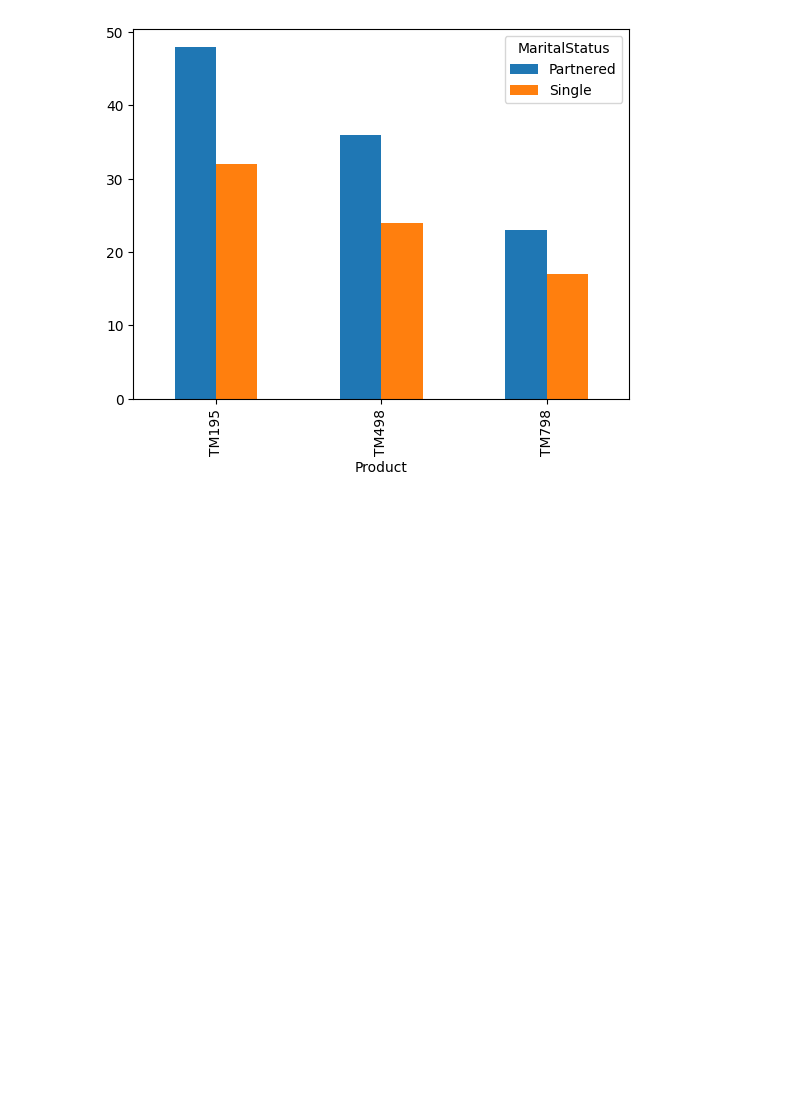
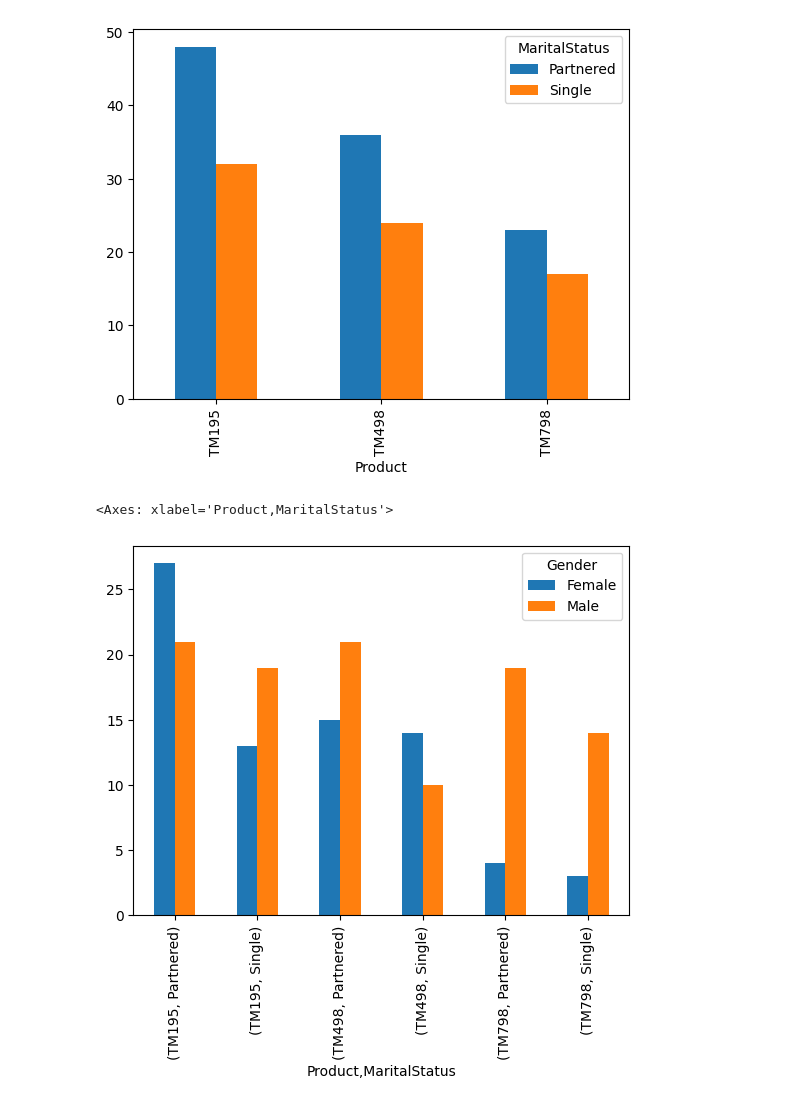
Before and after one commit to Carticus78/turbo-goldfish, a Jupyter notebook: notebooks/CardioGoodFitness.ipynb, the cells around one changed output. Drawn from its saved outputs; the diff is of its cells as text; code cells hidden in the pictures; blank space fills up the shorter version.

Commit message:
added chart for gender and marital status

```diff
--- a/notebooks/CardioGoodFitness.ipynb
+++ b/notebooks/CardioGoodFitness.ipynb
@@ -132,3 +132,11 @@ df_group_by_married.unstack().plot(kind='bar')
 # %% [output]
 <Axes: xlabel='Product'>
 [figure]
+# %%
+df_group_by_married_gender = df[['Product','MaritalStatus','Gender']].copy()
+df_group_by_married_gender = df_group_by_married_gender.groupby(['Product','MaritalStatus']).value_counts()
+df_group_by_married_gender
+df_group_by_married_gender.unstack().plot(kind='bar')
+# %% [output]
+<Axes: xlabel='Product,MaritalStatus'>
+[figure, added]
```
